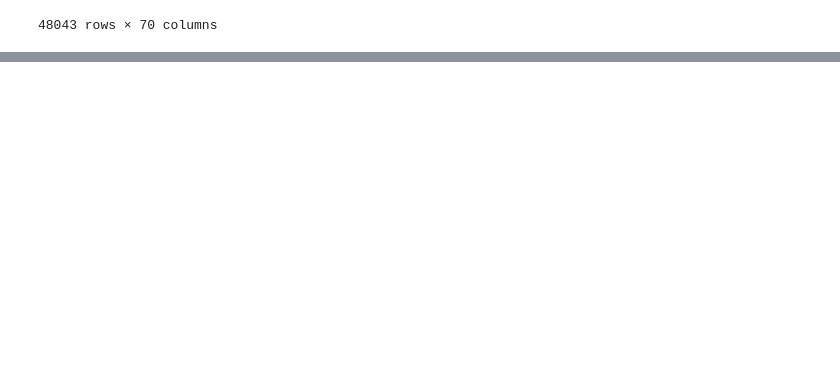
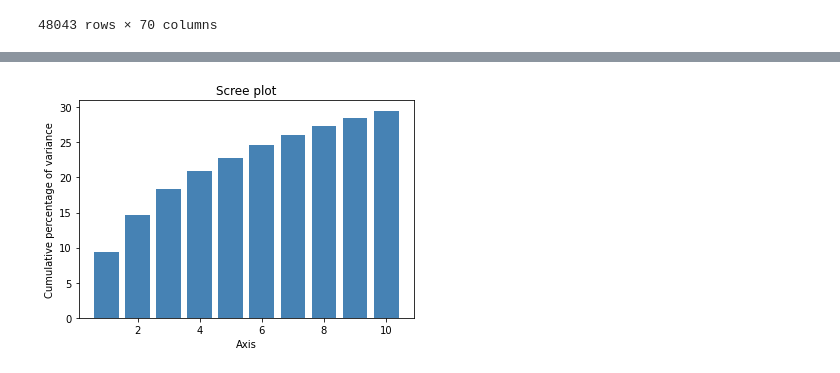
Before and after one commit to christian235711/Method_spad_clustering, a Jupyter notebook: method_spad.ipynb, the cells around one changed output, grey strips where cells are left out. Cells and saved outputs as stored; diff of their text form; code cells hidden in the pictures; blank space fills up the shorter version.

```diff
--- a/method_spad.ipynb
+++ b/method_spad.ipynb
@@ -304,0 +450,4 @@ ZeroDivisionError: ignored
+# %%
+my_mca.plot_eigenvalues(type="cumulative")
+# %% [output]
+[figure, added]
```
Also changed, not shown: parts of 98 cells of this notebook.
